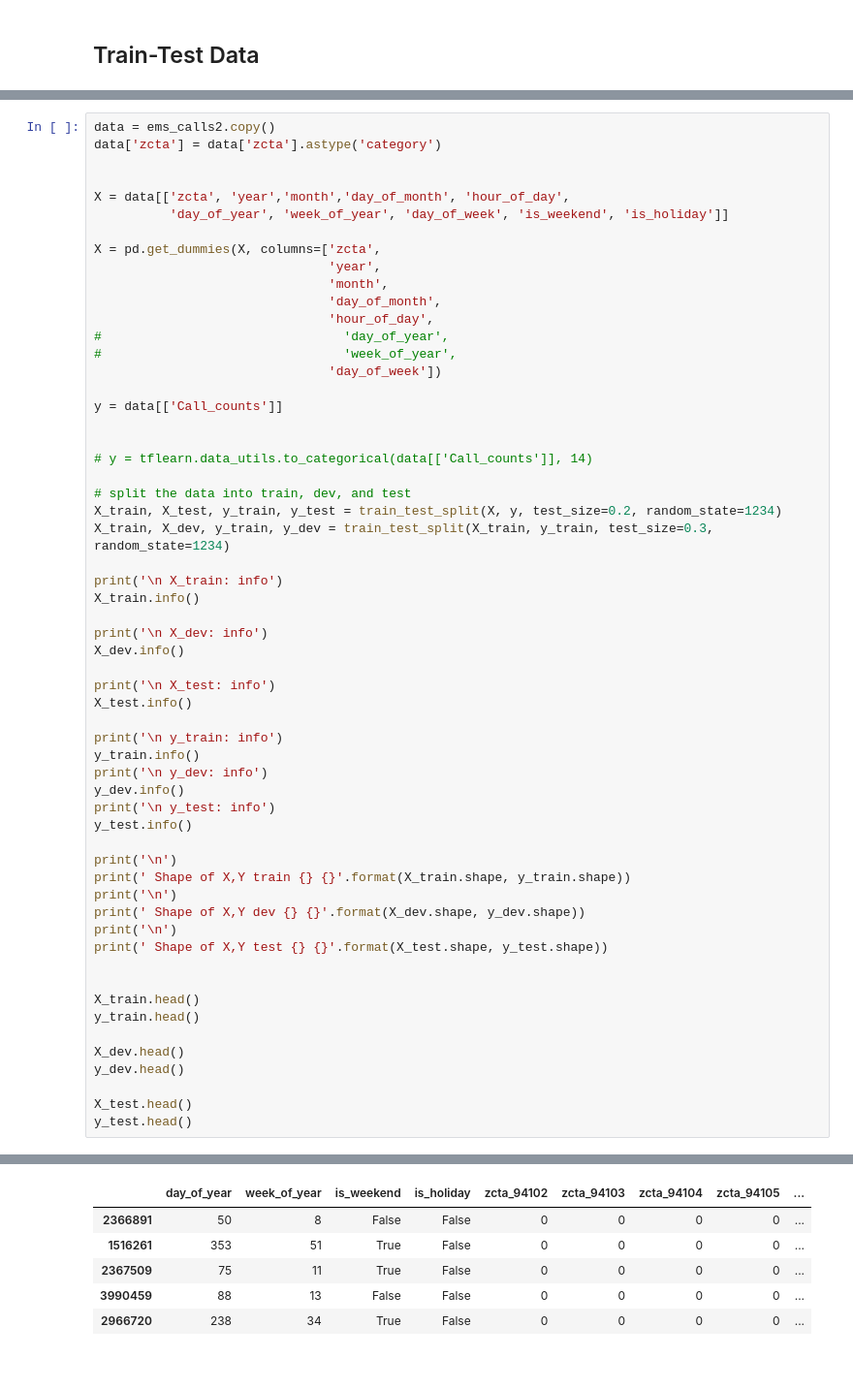
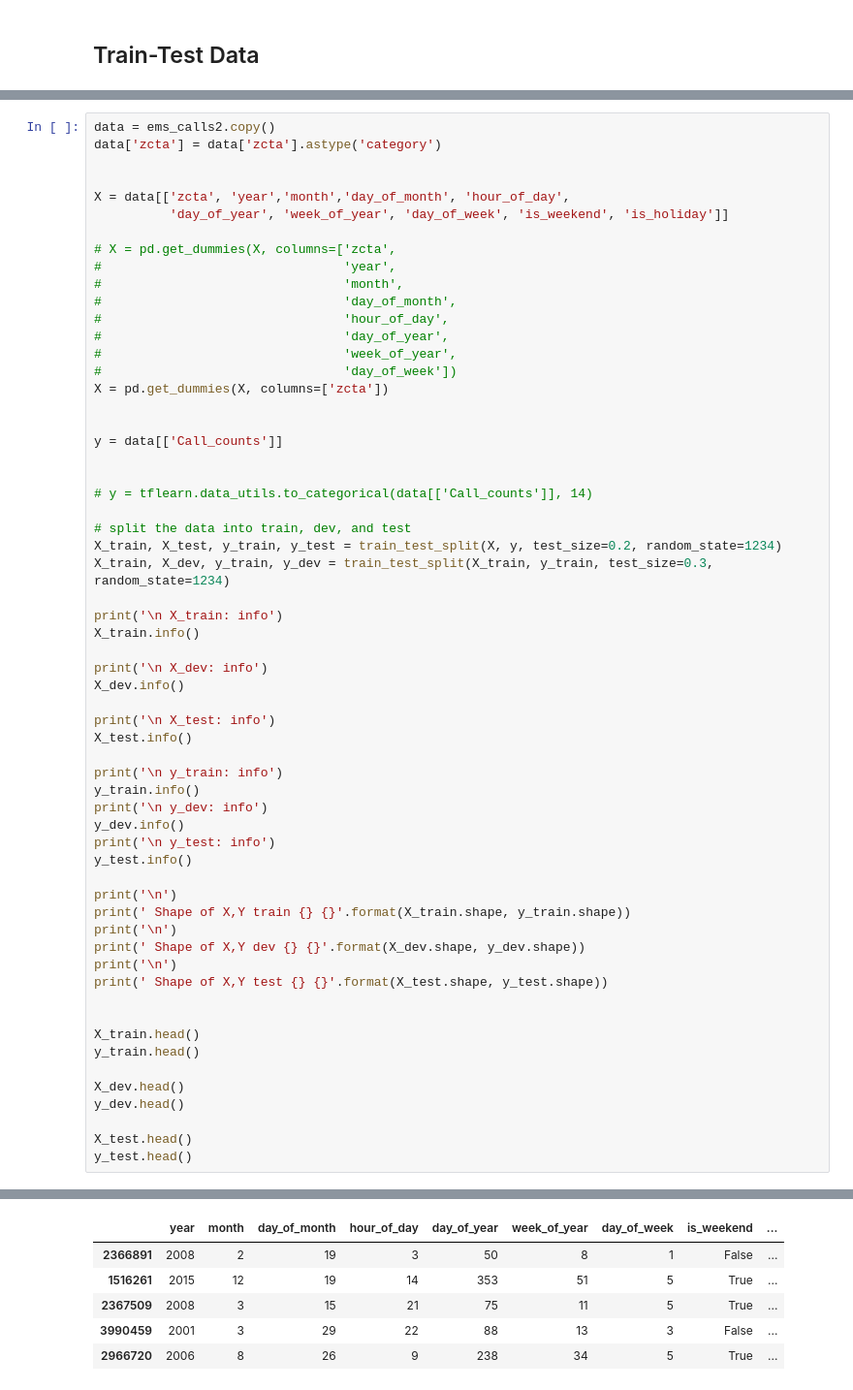
Before and after one commit to jamesypeng/Smarter-Emergency-Dispatch, a Jupyter notebook: 1 - NN model.ipynb, the cells around one changed output, grey strips where cells are left out. Shown at 97% size. Drawn from its saved outputs; the diff is of its cells as text.

```diff
--- a/1 - NN model.ipynb
+++ b/1 - NN model.ipynb
@@ -301,14 +287,16 @@ data['zcta'] = data['zcta'].astype('category')
 X = data[['zcta', 'year','month','day_of_month', 'hour_of_day',
           'day_of_year', 'week_of_year', 'day_of_week', 'is_weekend', 'is_holiday']]
 
-X = pd.get_dummies(X, columns=['zcta',
-                               'year',
-                               'month',
-                               'day_of_month',
-                               'hour_of_day',
+# X = pd.get_dummies(X, columns=['zcta',
+#                                'year',
+#                                'month',
+#                                'day_of_month',
+#                                'hour_of_day',
 #                                'day_of_year',
 #                                'week_of_year',
-                               'day_of_week'])
+#                                'day_of_week'])
+X = pd.get_dummies(X, columns=['zcta'])
+
 
 y = data[['Call_counts']]
 
@@ -372,9 +360,9 @@ dtypes: bool(2), int32(2), uint8(119)
-|  | day_of_year | week_of_year | is_weekend | is_holiday | zcta_94102 | zcta_94103 | zcta_94104 | zcta_94105 | ... |
-| 2366891 | 50 | 8 | False | False | 0 | 0 | 0 | 0 | ... |
-| 1516261 | 353 | 51 | True | False | 0 | 0 | 0 | 0 | ... |
-| 2367509 | 75 | 11 | True | False | 0 | 0 | 0 | 0 | ... |
-| 3990459 | 88 | 13 | False | False | 0 | 0 | 0 | 0 | ... |
-| 2966720 | 238 | 34 | True | False | 0 | 0 | 0 | 0 | ... |
+|  | year | month | day_of_month | hour_of_day | day_of_year | week_of_year | day_of_week | is_weekend | ... |
+| 2366891 | 2008 | 2 | 19 | 3 | 50 | 8 | 1 | False | ... |
+| 1516261 | 2015 | 12 | 19 | 14 | 353 | 51 | 5 | True | ... |
+| 2367509 | 2008 | 3 | 15 | 21 | 75 | 11 | 5 | True | ... |
+| 3990459 | 2001 | 3 | 29 | 22 | 88 | 13 | 3 | False | ... |
+| 2966720 | 2006 | 8 | 26 | 9 | 238 | 34 | 5 | True | ... |
 |  | Call_counts |
 | 2366891 | 0 |
 | 1516261 | 1 |
```
Also changed, not shown: parts of 34 cells of this notebook.
